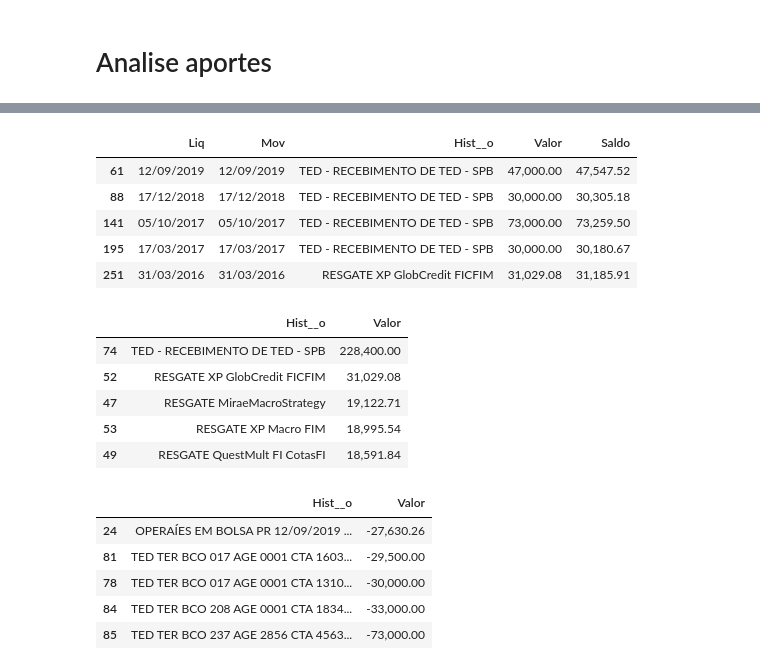
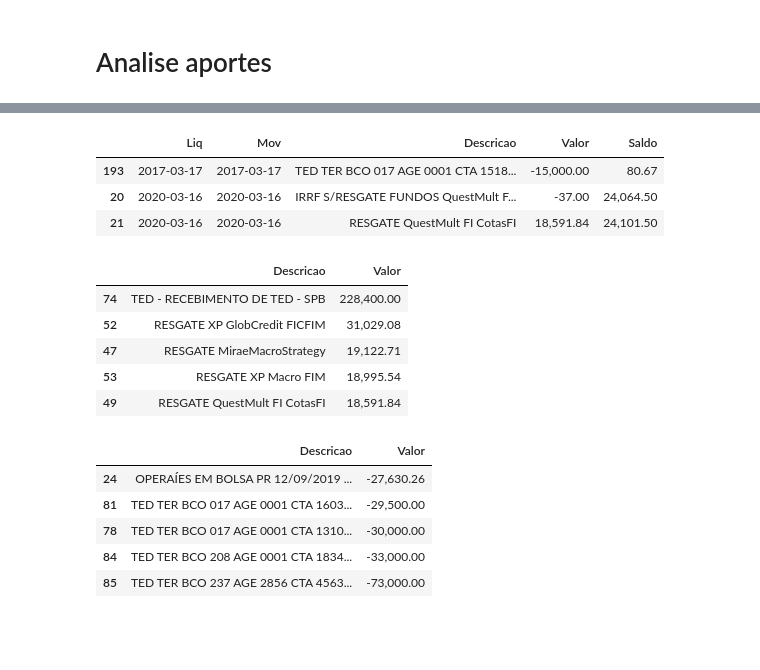
Before and after one commit to gabrielmlg/finance-app, a Jupyter notebook: notebooks/sandbox.ipynb, the cells around one changed output, grey strips where cells are left out. Drawn from its saved outputs; the diff is of its cells as text; code cells hidden in the pictures; blank space fills up the shorter version.

Commit message:
start extract detail

```diff
--- a/notebooks/sandbox.ipynb
+++ b/notebooks/sandbox.ipynb
@@ -13,6 +13,7 @@ import plotly.graph_objs as go
 pd.options.display.float_format = '{:,.2f}'.format
 pd.set_option('display.max_columns', None)
 pd.set_option('display.max_rows', None)
+pd.set_option('display.max_colwidth', -1)
 # %%
 # Função para pegar os dados de Papel (ações)
 def get_stocks(df):
@@ -145,6 +146,10 @@ def get_picking_fii(df):
 
 def get_extract():
     df = pd.read_csv('../datasets/extrato/Extrato2.csv', sep=';', encoding='iso-8859-1', decimal=',')
+    df['Mov'] = pd.to_datetime(df['Mov'], format='%d/%m/%Y')
+    df['Liq'] = pd.to_datetime(df['Liq'], format='%d/%m/%Y')
+    df.rename(columns={'Hist__o': 'Descricao'}, inplace=True)
+
     return df
 # %%
 files = os.listdir('../datasets/posicao/')
@@ -359,21 +467,19 @@ dtypes: float64(2), object(3)
 memory usage: 13.4+ KB
-# %%
-extract[extract['Valor'] > 22840]
-# %% [output]
-|  | Liq | Mov | Hist__o | Valor | Saldo |
-| 61 | 12/09/2019 | 12/09/2019 | TED - RECEBIMENTO DE TED - SPB | 47,000.00 | 47,547.52 |
-| 88 | 17/12/2018 | 17/12/2018 | TED - RECEBIMENTO DE TED - SPB | 30,000.00 | 30,305.18 |
-| 141 | 05/10/2017 | 05/10/2017 | TED - RECEBIMENTO DE TED - SPB | 73,000.00 | 73,259.50 |
-| 195 | 17/03/2017 | 17/03/2017 | TED - RECEBIMENTO DE TED - SPB | 30,000.00 | 30,180.67 |
-| 251 | 31/03/2016 | 31/03/2016 | RESGATE XP GlobCredit FICFIM | 31,029.08 | 31,185.91 |
+# %%
+extract[extract['Descricao'].str.contains('QuestMult')].sort_values('Mov')
+# %% [output]
+|  | Liq | Mov | Descricao | Valor | Saldo |
+| 193 | 2017-03-17 | 2017-03-17 | TED TER BCO 017 AGE 0001 CTA 1518... | -15,000.00 | 80.67 |
+| 20 | 2020-03-16 | 2020-03-16 | IRRF S/RESGATE FUNDOS QuestMult F... | -37.00 | 24,064.50 |
+| 21 | 2020-03-16 | 2020-03-16 | RESGATE QuestMult FI CotasFI | 18,591.84 | 24,101.50 |
 # %%
-display(extract.groupby('Hist__o').agg({'Valor':'sum'}).reset_index().sort_values('Valor', ascending=False).head())
-display(extract.groupby('Hist__o').agg({'Valor':'sum'}).reset_index().sort_values('Valor', ascending=False).tail(5)) # Aportes para fundos
+display(extract.groupby('Descricao').agg({'Valor':'sum'}).reset_index().sort_values('Valor', ascending=False).head())
+display(extract.groupby('Descricao').agg({'Valor':'sum'}).reset_index().sort_values('Valor', ascending=False).tail(5)) # Aportes para fundos
 # %% [output]
-|  | Hist__o | Valor |
+|  | Descricao | Valor |
 | 74 | TED - RECEBIMENTO DE TED - SPB | 228,400.00 |
 | 52 | RESGATE XP GlobCredit FICFIM | 31,029.08 |
 | 47 | RESGATE MiraeMacroStrategy | 19,122.71 |
 | 53 | RESGATE XP Macro FIM | 18,995.54 |
 | 49 | RESGATE QuestMult FI CotasFI | 18,591.84 |
-|  | Hist__o | Valor |
+|  | Descricao | Valor |
```
Also changed, not shown: parts of 7 cells of this notebook.
